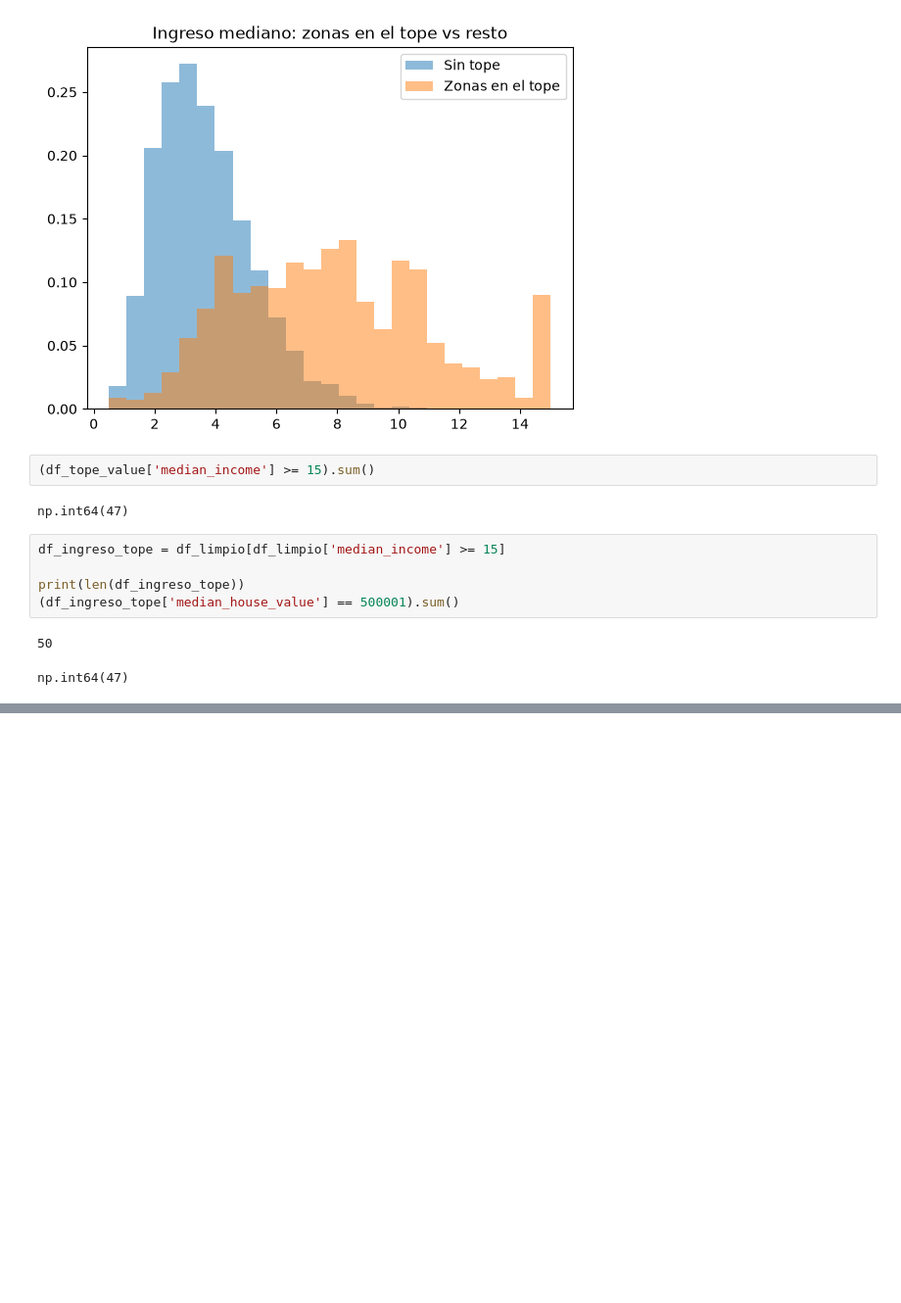
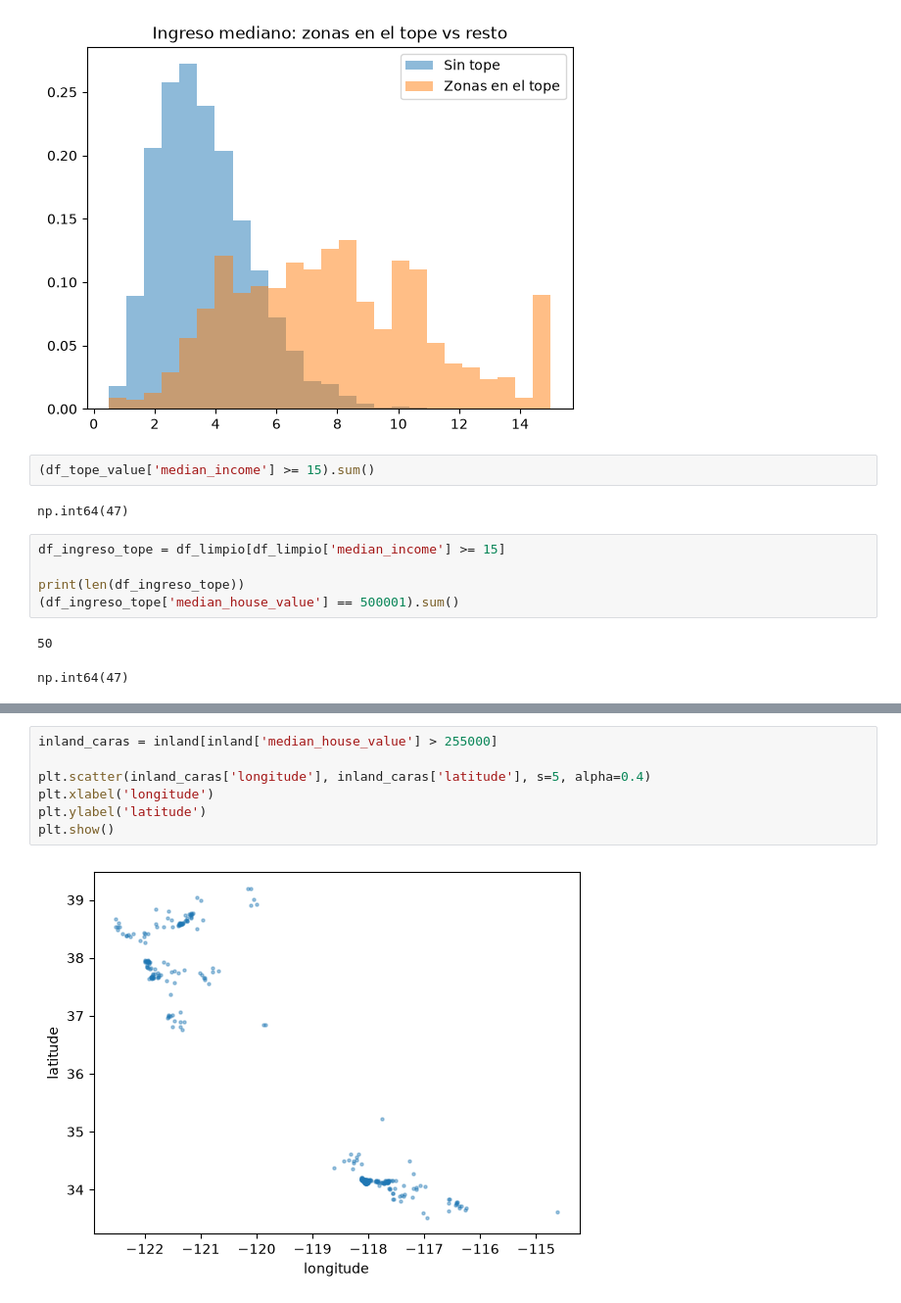
Before and after one commit to CarlosScura/reto-para-magos-de-datos, a Jupyter notebook: 01_california.ipynb, the cells around one changed output, grey strips where cells are left out. Shown at 98% size. Saved outputs shown, nothing was run; the diff lists cells and outputs as text; blank space fills up the shorter version.

```diff
--- a/01_california.ipynb
+++ b/01_california.ipynb
@@ -321,0 +346,9 @@ np.int64(47)
+# %%
+inland_caras = inland[inland['median_house_value'] > 255000]
+
+plt.scatter(inland_caras['longitude'], inland_caras['latitude'], s=5, alpha=0.4)
+plt.xlabel('longitude')
+plt.ylabel('latitude')
+plt.show()
+# %% [output]
+[figure, added]
```
Also changed, not shown: parts of 12 cells of this notebook, 1 other file.
